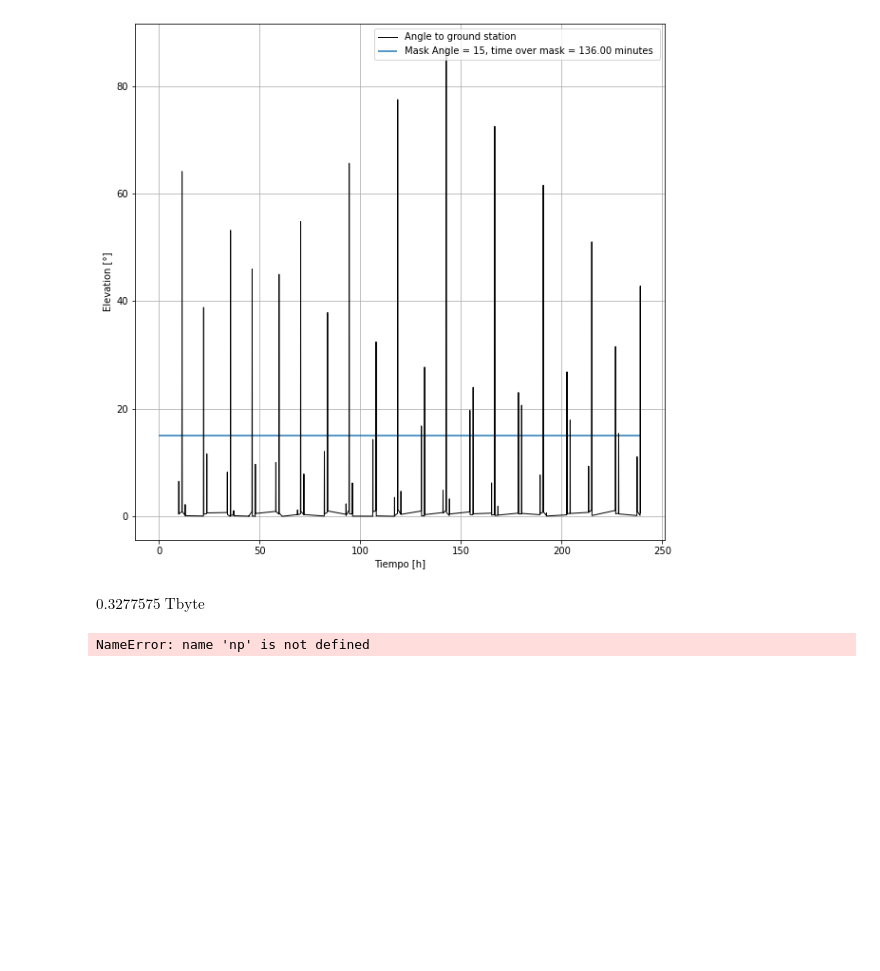
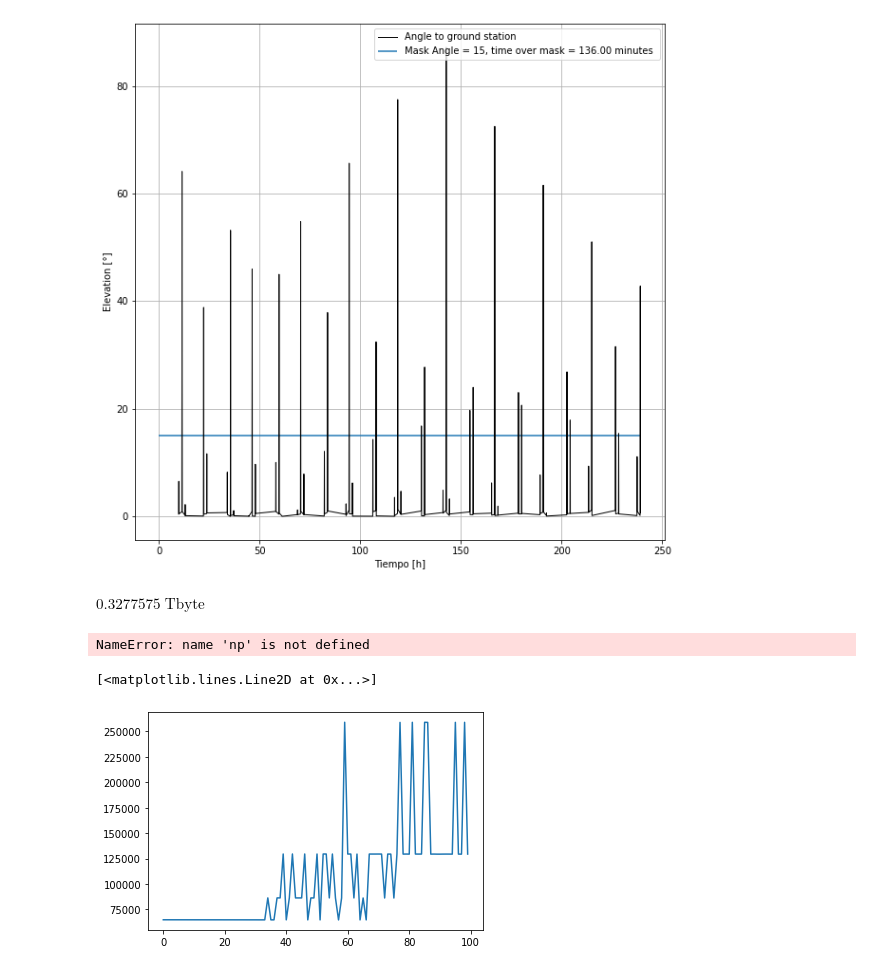
Before and after one commit to ivanbelenky/Ctll, a Jupyter notebook: notebooks/Test Case.ipynb, the cells around one changed output. Saved outputs shown, nothing was run; the diff lists cells and outputs as text; code cells hidden in the pictures; blank space fills up the shorter version.

```diff
--- a/notebooks/Test Case.ipynb
+++ b/notebooks/Test Case.ipynb
@@ -412,0 +415,14 @@ NameError: name 'np' is not defined
+# %%
+covsat=[]
+for i in np.linspace(1, 200, 100):
+    t = time.time()
+    covsat.append(Coverages.from_sat(ctll_hrgt.sats[2], cordoba_city, 3, dt=i, lon_offset=cordoba_offset,
+                         verbose=True, J2=True))
+    print(time.time()-t)
+# %%
+
+mean_gap_dark_sat = [_.to_df()['mean gap dark'].to_numpy(dtype=np.float64) for _ in covsat]
+plt.plot( mean_gap_dark_sat)
+# %% [output]
+[<matplotlib.lines.Line2D at 0x...>]
+[figure, added]
```
Also changed, not shown: parts of 3 cells of this notebook, 2 other files.
